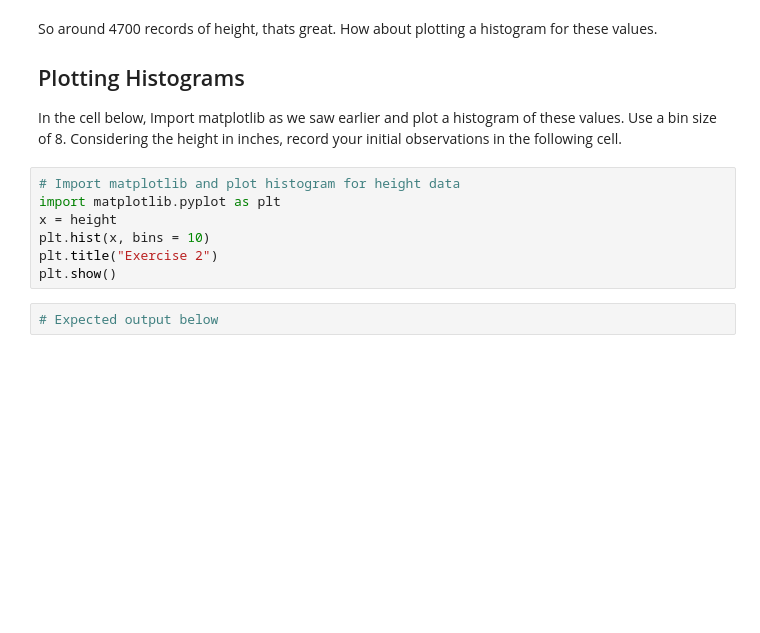
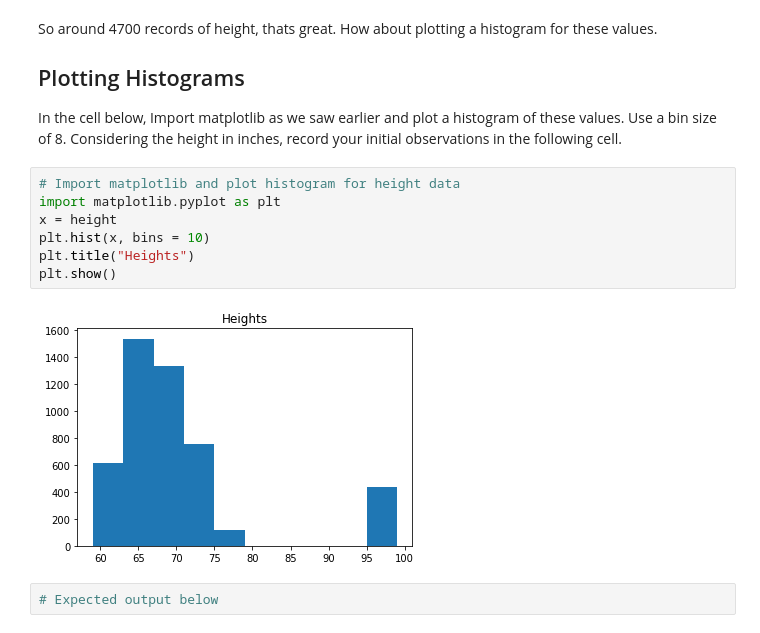
Before and after one commit to nicodonovan/dsc-1-02-17-implementing-statistics-with-functions-lab-online-ds-pt-100118, a Jupyter notebook: index.ipynb, the cells around one changed output. Saved outputs shown, nothing was run; the diff lists cells and outputs as text; blank space fills up the shorter version.

```diff
--- a/index.ipynb
+++ b/index.ipynb
@@ -41,10 +41,12 @@ In the cell below, Import matplotlib as we saw earlier and plot a histogram of t
 # %%
 # Import matplotlib and plot histogram for height data
 import matplotlib.pyplot as plt
 x = height
 plt.hist(x, bins = 10)
-plt.title("Exercise 2")
+plt.title("Heights")
 plt.show()
+# %% [output]
+[figure, added]
 # %%
 # Expected output below
 # %% [output]
```
